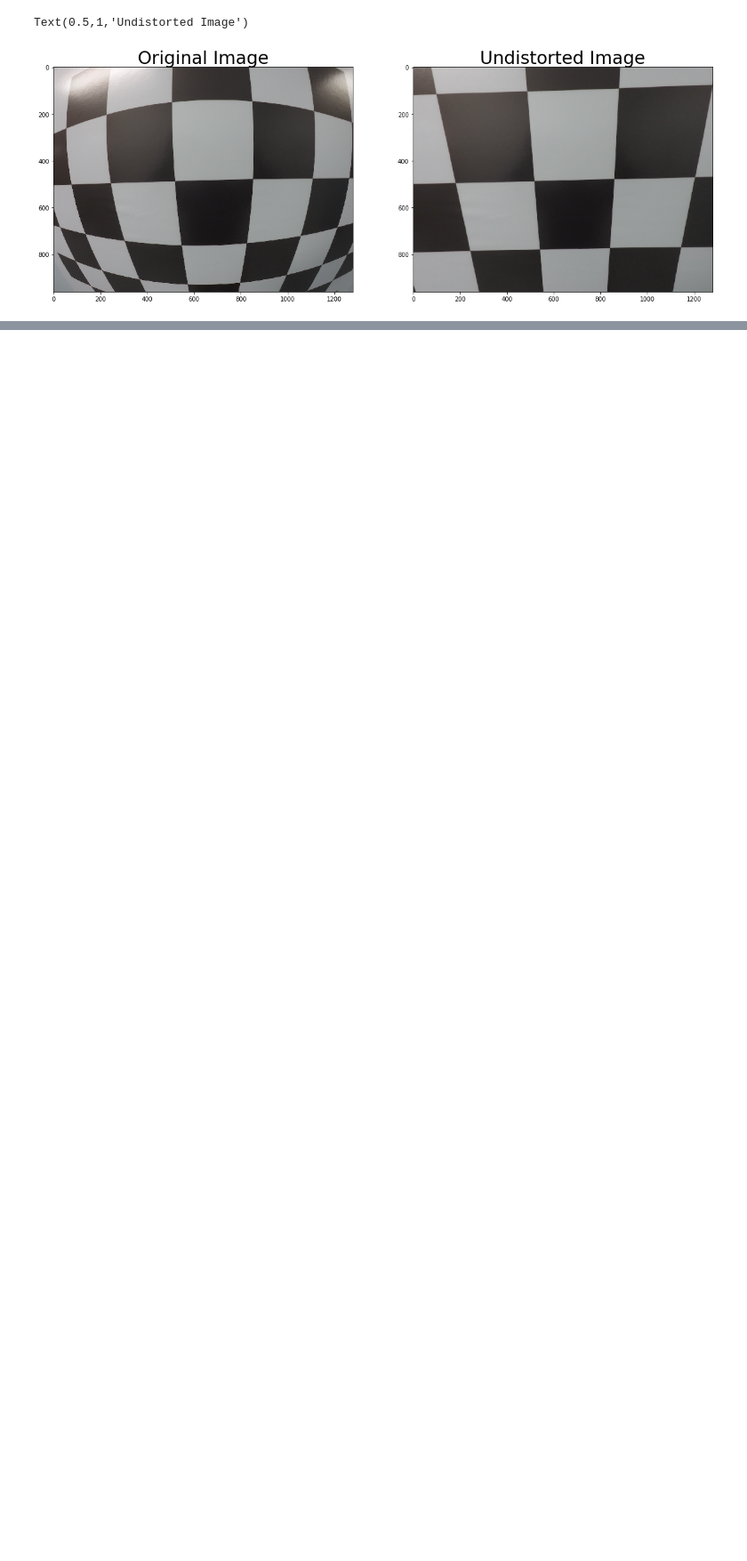
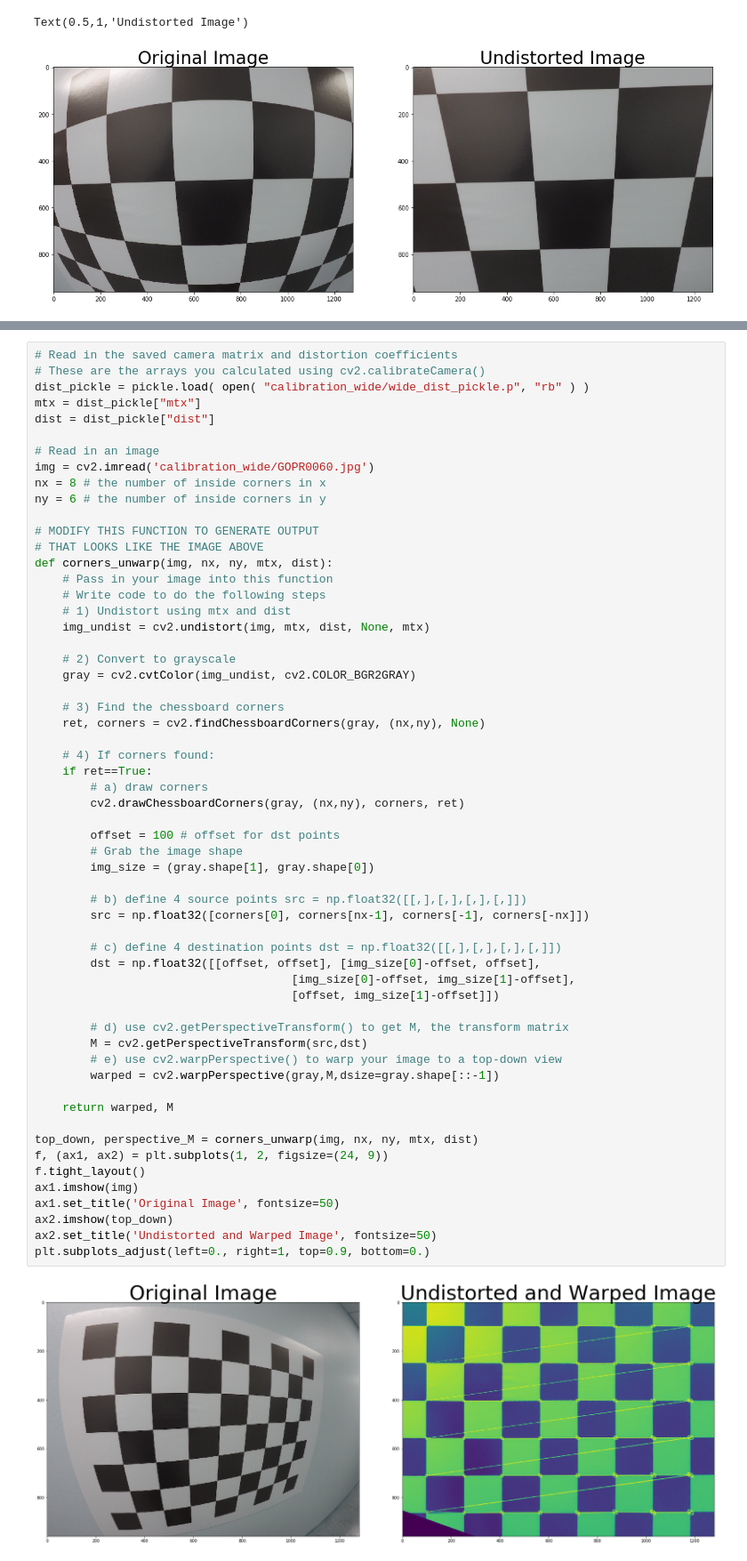
Before and after one commit to mhaytmyr/Udacity, a Jupyter notebook: Term1_CameraCallibration/camera_calibration.ipynb, the cells around one changed output, grey strips where cells are left out. Shown at 89% size. Saved outputs shown, nothing was run; the diff lists cells and outputs as text; blank space fills up the shorter version.

```diff
--- a/Term1_CameraCallibration/camera_calibration.ipynb
+++ b/Term1_CameraCallibration/camera_calibration.ipynb
@@ -76,0 +79,60 @@ Text(0.5,1,'Undistorted Image')
+# %%
+# Read in the saved camera matrix and distortion coefficients
+# These are the arrays you calculated using cv2.calibrateCamera()
+dist_pickle = pickle.load( open( "calibration_wide/wide_dist_pickle.p", "rb" ) )
+mtx = dist_pickle["mtx"]
+dist = dist_pickle["dist"]
+
+# Read in an image
+img = cv2.imread('calibration_wide/GOPR0060.jpg')
+nx = 8 # the number of inside corners in x
+ny = 6 # the number of inside corners in y
+
+# MODIFY THIS FUNCTION TO GENERATE OUTPUT
+# THAT LOOKS LIKE THE IMAGE ABOVE
+def corners_unwarp(img, nx, ny, mtx, dist):
+    # Pass in your image into this function
+    # Write code to do the following steps
+    # 1) Undistort using mtx and dist
+    img_undist = cv2.undistort(img, mtx, dist, None, mtx)
+
+    # 2) Convert to grayscale
+    gray = cv2.cvtColor(img_undist, cv2.COLOR_BGR2GRAY)
+
+    # 3) Find the chessboard corners
+    ret, corners = cv2.findChessboardCorners(gray, (nx,ny), None)
+
+    # 4) If corners found:
+    if ret==True:
+        # a) draw corners
+        cv2.drawChessboardCorners(gray, (nx,ny), corners, ret)
+
+        offset = 100 # offset for dst points
+        # Grab the image shape
+        img_size = (gray.shape[1], gray.shape[0])
+
+        # b) define 4 source points src = np.float32([[,],[,],[,],[,]])
+        src = np.float32([corners[0], corners[nx-1], corners[-1], corners[-nx]])
+
+        # c) define 4 destination points dst = np.float32([[,],[,],[,],[,]])
+        dst = np.float32([[offset, offset], [img_size[0]-offset, offset],
+                                     [img_size[0]-offset, img_size[1]-offset],
+                                     [offset, img_size[1]-offset]])
+
+        # d) use cv2.getPerspectiveTransform() to get M, the transform matrix
+        M = cv2.getPerspectiveTransform(src,dst)
+        # e) use cv2.warpPerspective() to warp your image to a top-down view
+        warped = cv2.warpPerspective(gray,M,dsize=gray.shape[::-1])
+
+    return warped, M
+
+top_down, perspective_M = corners_unwarp(img, nx, ny, mtx, dist)
+f, (ax1, ax2) = plt.subplots(1, 2, figsize=(24, 9))
+f.tight_layout()
+ax1.imshow(img)
+ax1.set_title('Original Image', fontsize=50)
+ax2.imshow(top_down)
+ax2.set_title('Undistorted and Warped Image', fontsize=50)
+plt.subplots_adjust(left=0., right=1, top=0.9, bottom=0.)
+# %% [output]
+[figure, added]
```
Also changed, not shown: parts of 3 cells of this notebook, 1 other file.
